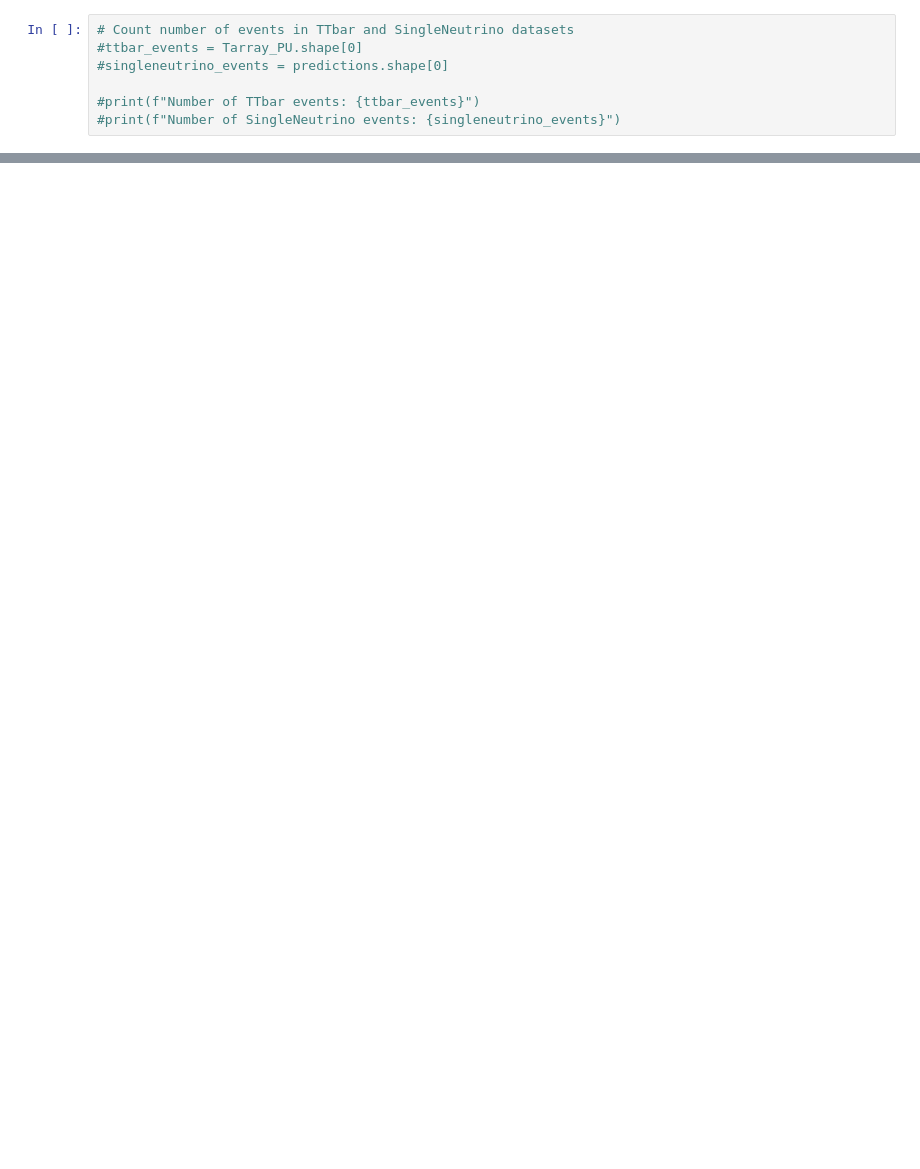
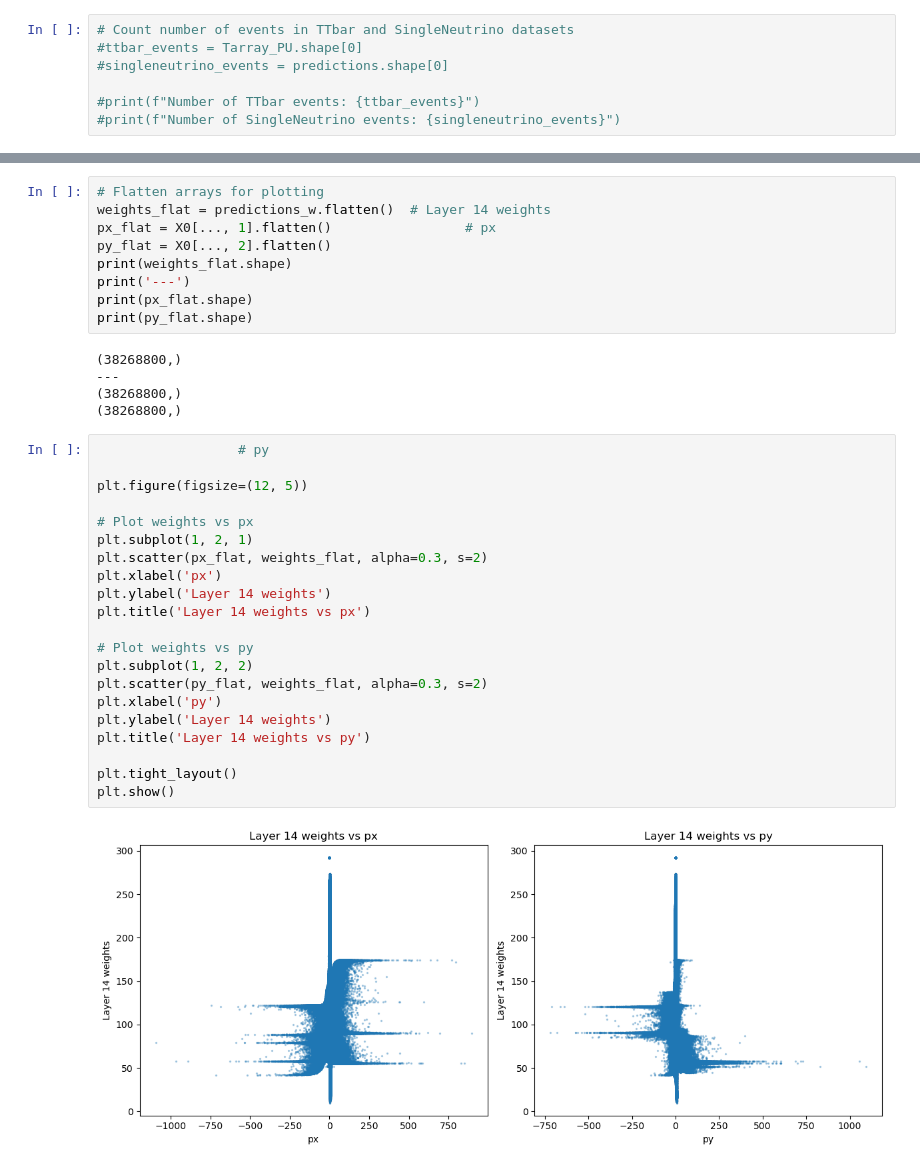
Before and after one commit to ucsd-hep-ex/L1METML, a Jupyter notebook: notebooks/inference.ipynb, the cells around one changed output, grey strips where cells are left out. Drawn from its saved outputs; the diff is of its cells as text; blank space fills up the shorter version.

```diff
--- a/notebooks/inference.ipynb
+++ b/notebooks/inference.ipynb
@@ -241,0 +235,37 @@ plt.legend()
+# %%
+# Flatten arrays for plotting
+weights_flat = predictions_w.flatten()  # Layer 14 weights
+px_flat = X0[..., 1].flatten()                 # px
+py_flat = X0[..., 2].flatten()
+print(weights_flat.shape)
+print('---')
+print(px_flat.shape)
+print(py_flat.shape)
+# %% [output]
+(38268800,)
+---
+(38268800,)
+(38268800,)
+# %%
+                  # py
+
+plt.figure(figsize=(12, 5))
+
+# Plot weights vs px
+plt.subplot(1, 2, 1)
+plt.scatter(px_flat, weights_flat, alpha=0.3, s=2)
+plt.xlabel('px')
+plt.ylabel('Layer 14 weights')
+plt.title('Layer 14 weights vs px')
+
+# Plot weights vs py
+plt.subplot(1, 2, 2)
+plt.scatter(py_flat, weights_flat, alpha=0.3, s=2)
+plt.xlabel('py')
+plt.ylabel('Layer 14 weights')
+plt.title('Layer 14 weights vs py')
+
+plt.tight_layout()
+plt.show()
+# %% [output]
+[figure, added]
```
Also changed, not shown: parts of 18 cells of this notebook, 2 other files.
